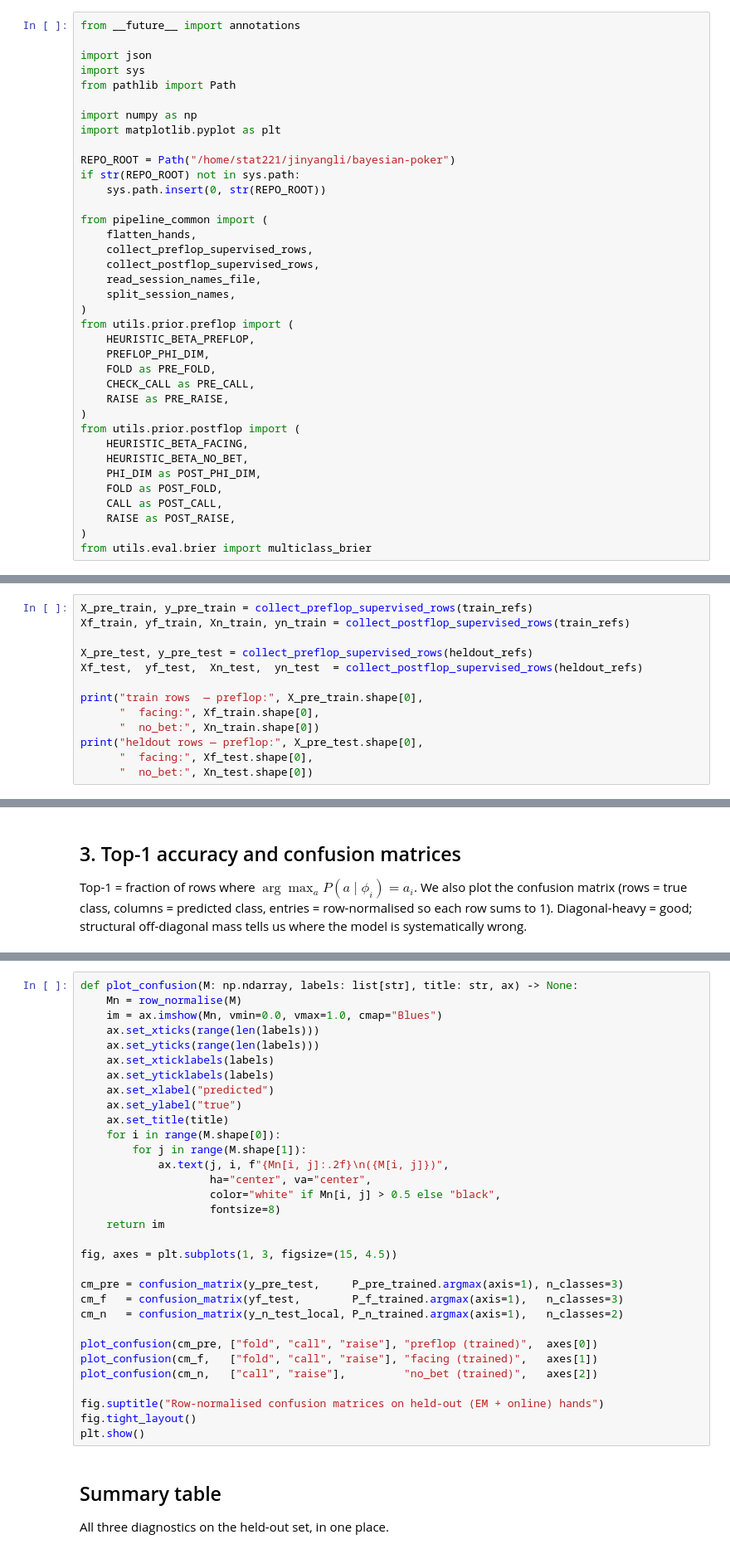
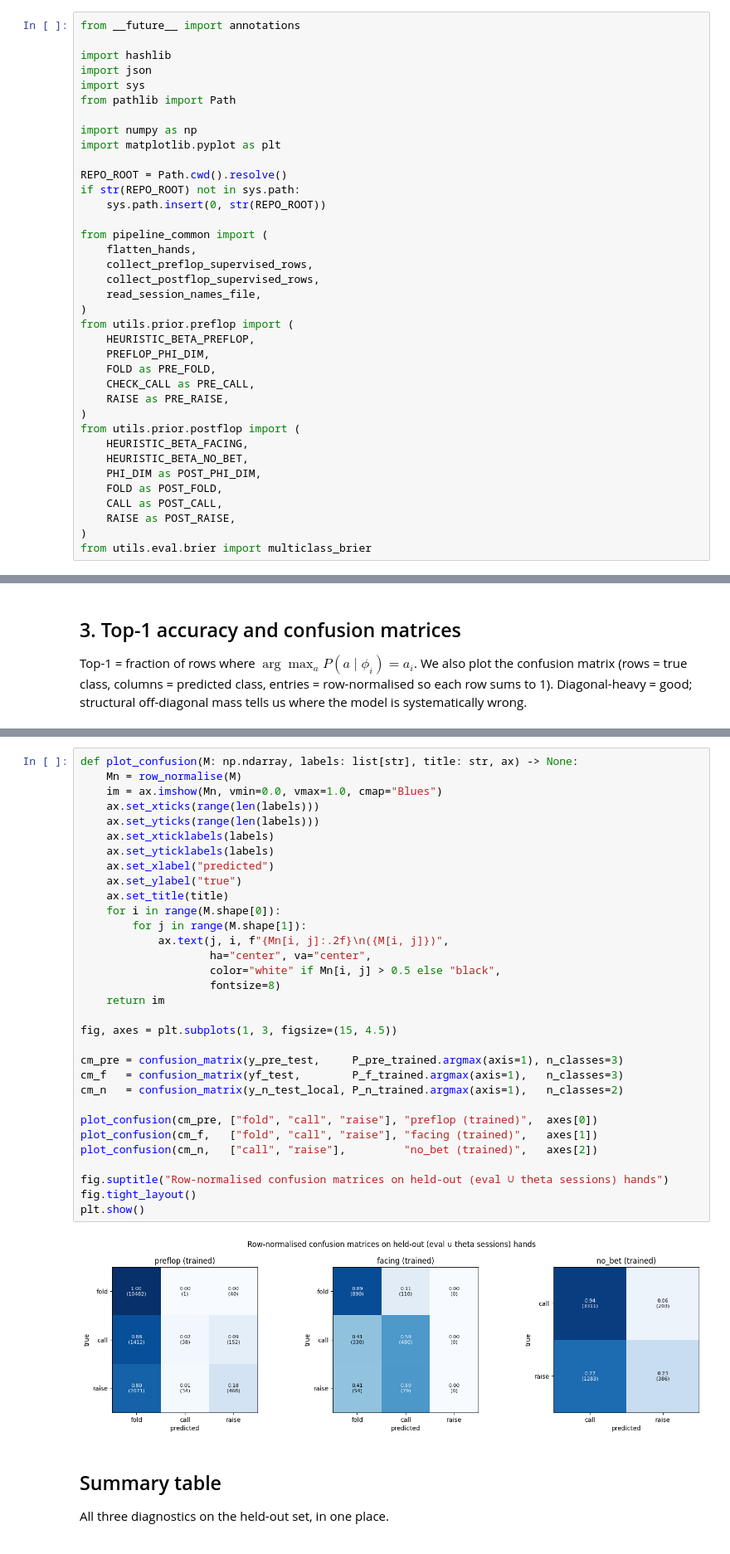
Before and after one commit to kevmatliu/bayesian-poker, a Jupyter notebook: global_priors_evaluation.ipynb, the cells around one changed output, grey strips where cells are left out. Shown at 83% size. Drawn from its saved outputs; the diff is of its cells as text.

```diff
--- a/global_priors_evaluation.ipynb
+++ b/global_priors_evaluation.ipynb
@@ -13,6 +25,7 @@ Three diagnostics, each in its own cell, applied to all three heads (preflop, po
 # %%
 from __future__ import annotations
 
+import hashlib
 import json
 import sys
 from pathlib import Path
@@ -20,7 +33,7 @@ from pathlib import Path
 import numpy as np
 import matplotlib.pyplot as plt
 
-REPO_ROOT = Path("/home/stat221/jinyangli/bayesian-poker")
+REPO_ROOT = Path.cwd().resolve()
 if str(REPO_ROOT) not in sys.path:
     sys.path.insert(0, str(REPO_ROOT))
 
@@ -29,7 +42,6 @@ from pipeline_common import (
     collect_preflop_supervised_rows,
     collect_postflop_supervised_rows,
     read_session_names_file,
-    split_session_names,
 )
 from utils.prior.preflop import (
     HEURISTIC_BETA_PREFLOP,
@@ -95,13 +207,0 @@ We reuse the exact same row collectors `train_global_priors` uses, so feature de
-# %%
-X_pre_train, y_pre_train = collect_preflop_supervised_rows(train_refs)
-Xf_train, yf_train, Xn_train, yn_train = collect_postflop_supervised_rows(train_refs)
-
-X_pre_test, y_pre_test = collect_preflop_supervised_rows(heldout_refs)
-Xf_test,  yf_test,  Xn_test,  yn_test  = collect_postflop_supervised_rows(heldout_refs)
-
-print("train rows  — preflop:", X_pre_train.shape[0],
-      "  facing:", Xf_train.shape[0],
-      "  no_bet:", Xn_train.shape[0])
-print("heldout rows — preflop:", X_pre_test.shape[0],
-      "  facing:", Xf_test.shape[0],
-      "  no_bet:", Xn_test.shape[0])
@@ -267,34 +406,36 @@ for head, model, val in acc_rows:
 def plot_confusion(M: np.ndarray, labels: list[str], title: str, ax) -> None:
     Mn = row_normalise(M)
     im = ax.imshow(Mn, vmin=0.0, vmax=1.0, cmap="Blues")
     ax.set_xticks(range(len(labels)))
     ax.set_yticks(range(len(labels)))
     ax.set_xticklabels(labels)
     ax.set_yticklabels(labels)
     ax.set_xlabel("predicted")
     ax.set_ylabel("true")
     ax.set_title(title)
     for i in range(M.shape[0]):
         for j in range(M.shape[1]):
             ax.text(j, i, f"{Mn[i, j]:.2f}\n({M[i, j]})",
                     ha="center", va="center",
                     color="white" if Mn[i, j] > 0.5 else "black",
                     fontsize=8)
     return im
 
 fig, axes = plt.subplots(1, 3, figsize=(15, 4.5))
 
 cm_pre = confusion_matrix(y_pre_test,     P_pre_trained.argmax(axis=1), n_classes=3)
 cm_f   = confusion_matrix(yf_test,        P_f_trained.argmax(axis=1),   n_classes=3)
 cm_n   = confusion_matrix(y_n_test_local, P_n_trained.argmax(axis=1),   n_classes=2)
 
 plot_confusion(cm_pre, ["fold", "call", "raise"], "preflop (trained)",  axes[0])
 plot_confusion(cm_f,   ["fold", "call", "raise"], "facing (trained)",   axes[1])
 plot_confusion(cm_n,   ["call", "raise"],         "no_bet (trained)",   axes[2])
 
-fig.suptitle("Row-normalised confusion matrices on held-out (EM + online) hands")
+fig.suptitle("Row-normalised confusion matrices on held-out (eval ∪ theta sessions) hands")
 fig.tight_layout()
 plt.show()
+# %% [output]
+[figure, added]
 # %% [markdown]
 ## Summary table
 
```
Also changed, not shown: parts of 11 cells of this notebook, 30 other files.
